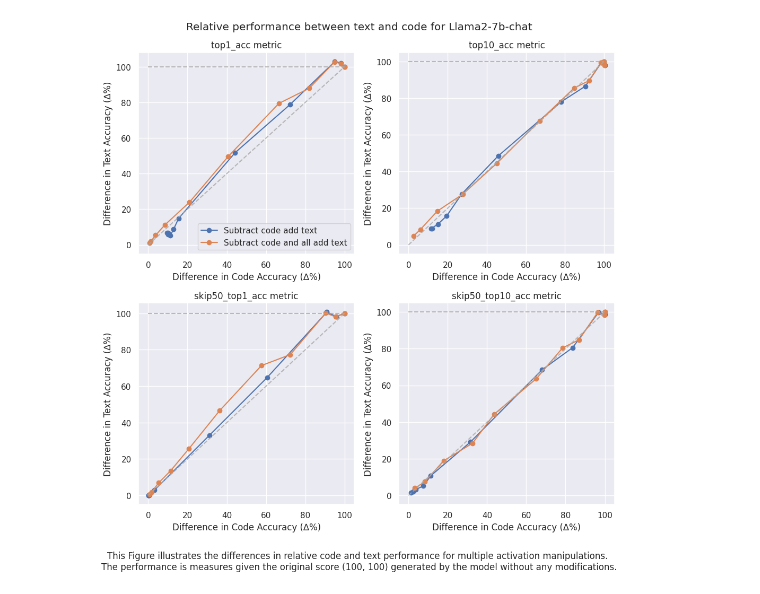
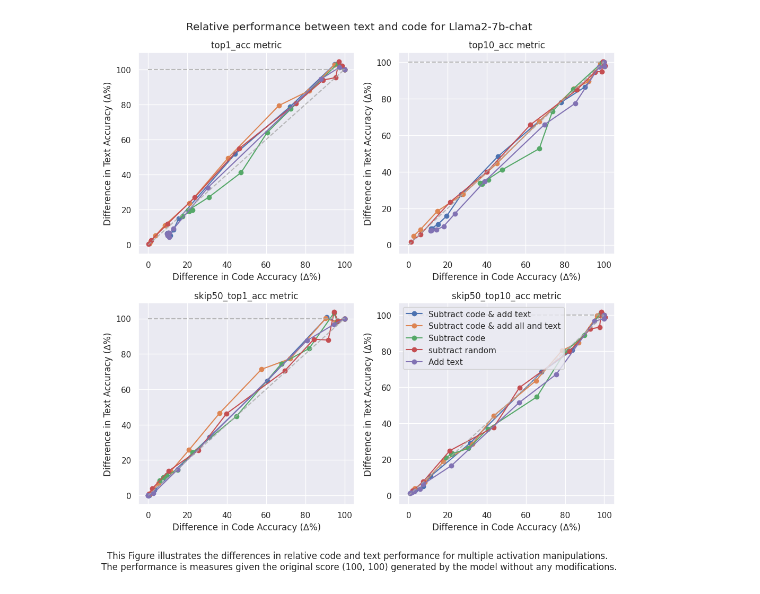
Before and after one commit to TeunvdWeij/extending-activation-addition, a Jupyter notebook: src/make_plots.ipynb, the cells around one changed output. Drawn from its saved outputs; the diff is of its cells as text; code cells hidden in the pictures.

```diff
--- a/src/make_plots.ipynb
+++ b/src/make_plots.ipynb
@@ -13,9 +8,0 @@ The autoreload extension is already loaded. To reload it, use:
-# %%
-with open("../results/alignment_tax_v2.03.json", "r") as f:
-    results1 = json.load(f)
-
-with open("../results/alignment_tax_v2.04.json", "r") as f:
-    results2 = json.load(f)
-
-with open("../results/alignment_tax_v2.05.json", "r") as f:
-    results3 = json.load(f)
@@ -21,0 +11,8 @@ with open("../results/alignment_tax_v2.05.json", "r") as f:
+# %%
+versions = [2.03, 2.04, 2.05, 2.07, 2.08]
+results = []
+for version in versions:
+    with open(f"../results/alignment_tax_v{str(version)}.json", "r") as f:
+        results.append(json.load(f))
+
+[print(r["meta"]["note"]) for r in results]
@@ -43,33 +45,40 @@ scores1, scores2 = get_scores(results1), get_scores(results2)
+# %%
+scores = [get_scores(res) for res in results]
+
+labels = [
+    "Subtract code & add text",
+    "Subtract code & add all and text",
+    "Subtract code",
+    "subtract random",
+    "Add text",
+]
 # %%
 # create a seaborn style graph
 sns.set_theme()
 
 fig, axs = plt.subplots(2, 2, figsize=(10, 10))
 scale = 100
+metrics = ("top1_acc", "top10_acc", "skip50_top1_acc", "skip50_top10_acc")
 
 for metric, ax in zip(metrics, axs.reshape(-1)):
-    ax.plot(scores1["only_code"][metric]["rel"], scores1['only_text'][metric]["rel"], marker="o", label="Subtract code add text")
-    ax.plot(scores2["only_code"][metric]["rel"], scores2['only_text'][metric]["rel"], marker="o", label="Subtract code and all add text")
-    ax.plot(scores2["only_code"][metric]["rel"], scores2['only_text'][metric]["rel"], marker="o", label="Subtract code and all add text")
-    # ax.plot(rand_rel["only_code"][metric], rand_rel['only_text'][metric], marker="o", label="Subtract random activations")
-    # ax.plot(acts_rel["only_code"][metric], acts_rel['only_text'][metric], marker="o", label="Subtract average activations")
-    # ax.plot(pos_acts_rel["only_code"][metric], pos_acts_rel['only_text'][metric], marker="o", label="Add average activations")
+    for label, score in zip(labels, scores):
+        ax.plot(score["only_code"][metric]["rel"], score['only_text'][metric]["rel"], marker="o", label=label)
+
     ax.set_title(f"{metric} metric")
     ax.set_xlabel("Difference in Code Accuracy (∆%)")
     ax.set_ylabel("Difference in Text Accuracy (∆%)")
 
     ax.plot([0, scale], [scale, scale], color="darkgray", linestyle="--", alpha=0.8)
     ax.plot([0, scale], [0,     scale], color="darkgray", linestyle="--", alpha=0.8)
 
-# title = results["meta"]["model_name"].split("/")[1]
-axs[0, 0].legend()
+plt.legend()
 title = "Relative performance between text and code for Llama2-7b-chat"
 txt = """This Figure illustrates the differences in relative code and text performance for multiple activation manipulations.
 The performance is measures given the original score (100, 100) generated by the model without any modifications."""
 plt.figtext(0.5, -0.05, txt, wrap=True, horizontalalignment='center', fontsize=12)
 
 plt.suptitle(title)
 fig.tight_layout()
 plt.show()
 # %% [output]
-[figure, old version]
+[figure, new version]
```
Also changed, not shown: parts of 20 cells of this notebook.
